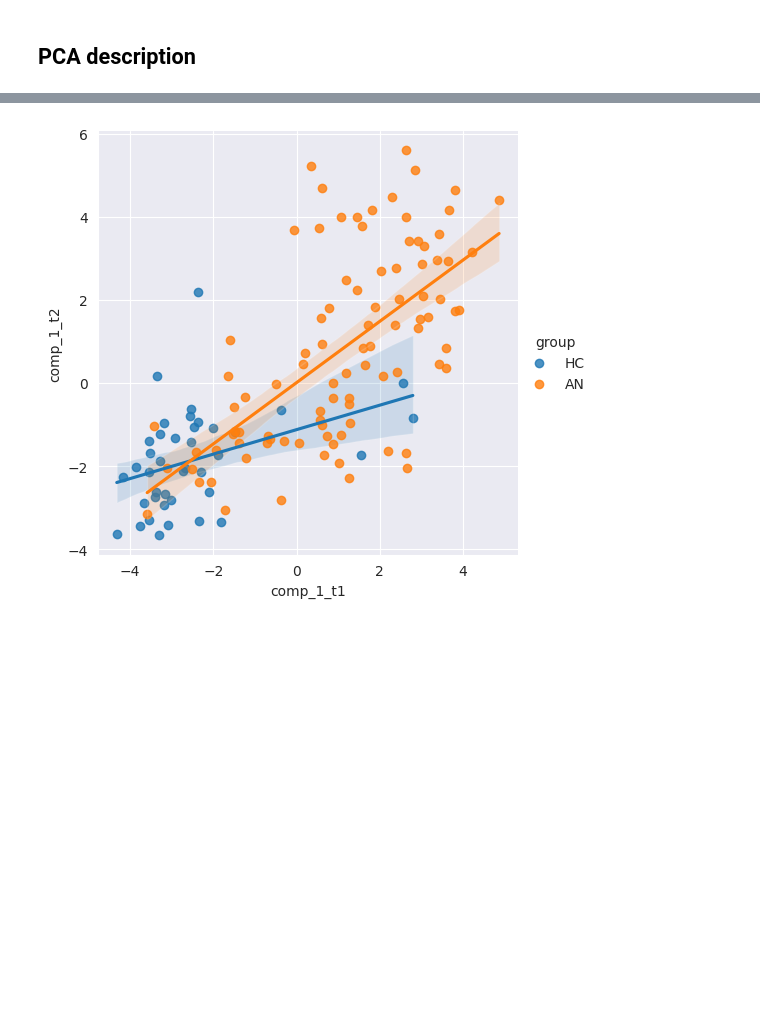
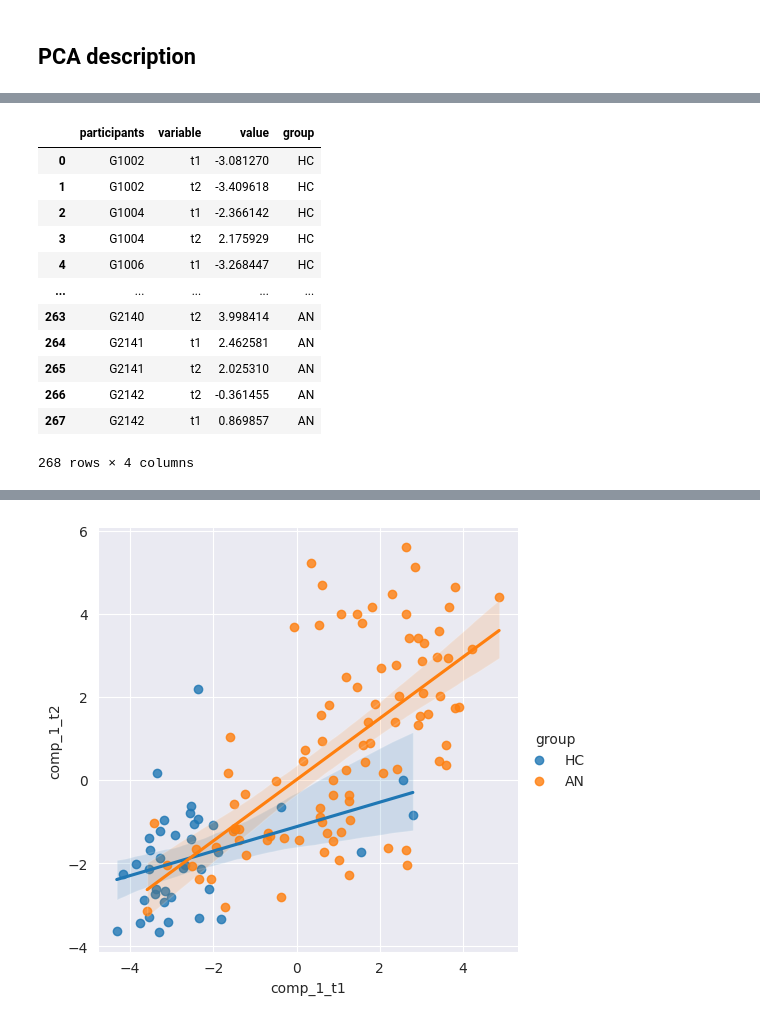
Before and after one commit to WMDA/BB_data, a Jupyter notebook: BB_data/analysis_scripts/data_exploration.ipynb, the cells around one changed output, grey strips where cells are left out. Saved outputs shown, nothing was run; the diff lists cells and outputs as text; code cells hidden in the pictures; blank space fills up the shorter version.

```diff
--- a/BB_data/analysis_scripts/data_exploration.ipynb
+++ b/BB_data/analysis_scripts/data_exploration.ipynb
@@ -159,5 +160,21 @@ for component in comp:
     comp_df['group'] = comp_df['participants'].apply(lambda group: 'HC' if 'G1' in group else 'AN')
 
     dfs[component] = comp_df
+# %%
+dfs['comp_1']
+# %% [output]
+|  | participants | variable | value | group |
+| 0 | G1002 | t1 | -3.081270 | HC |
+| 1 | G1002 | t2 | -3.409618 | HC |
+| 2 | G1004 | t1 | -2.366142 | HC |
+| 3 | G1004 | t2 | 2.175929 | HC |
+| 4 | G1006 | t1 | -3.268447 | HC |
+| ... | ... | ... | ... | ... |
+| 263 | G2140 | t2 | 3.998414 | AN |
+| 264 | G2141 | t1 | 2.462581 | AN |
+| 265 | G2141 | t2 | 2.025310 | AN |
+| 266 | G2142 | t2 | -0.361455 | AN |
+| 267 | G2142 | t1 | 0.869857 | AN |
+268 rows × 4 columns
 # %%
 fig,ax = plt.subplots(3,1, figsize=(10,15))
```
Also changed, not shown: parts of 5 cells of this notebook.
